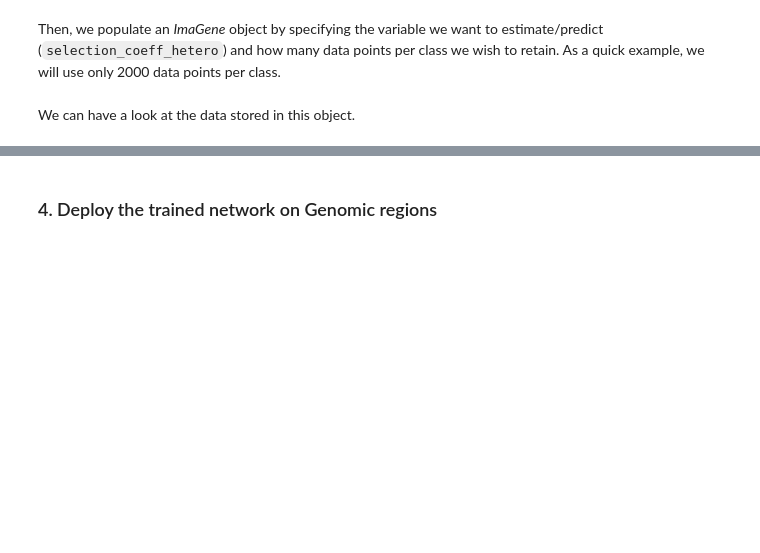
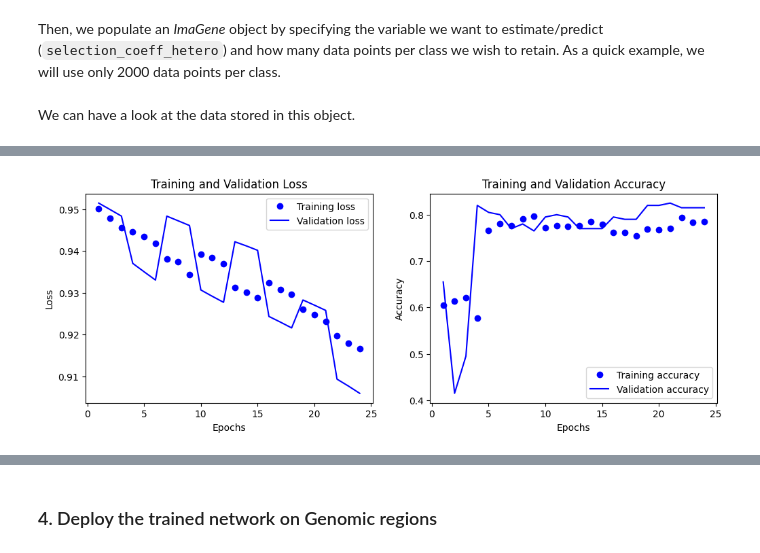
Before and after one commit to Djinho/EvoNet-CNN-Insight, a Jupyter notebook: model_training/recent_moderate/RM.ipynb, the cells around one changed output, grey strips where cells are left out. Drawn from its saved outputs; the diff is of its cells as text; code cells hidden in the pictures; blank space fills up the shorter version.

```diff
--- a/model_training/recent_moderate/RM.ipynb
+++ b/model_training/recent_moderate/RM.ipynb
@@ -195,3 +187,3 @@ _________________________________________________________________
 # %%
-score = model.fit(gene_sim.data, gene_sim.targets, batch_size=64, epochs=1, verbose=1, validation_split=0.10)
+score = model.fit(gene_sim.data, gene_sim.targets, batch_size=64, epochs=3, verbose=1, validation_split=0.10)
 # %% [output]
@@ -199,4 +196,4 @@ score = model.fit(gene_sim.data, gene_sim.targets, batch_size=64, epochs=1, verb
 # %%
-net_LCT = ImaNet(name='[C32+P]x2+[C64+P]+D128')
+net_LCT = ImaNet(name='[BaseModel]+D128')
 # %%
 net_LCT.update_scores(score);
@@ -248,2 +200,76 @@ model.save(path + 'RS.binary.h5')
-# %%
-model = load_model(path + 'RS.binary.h5')
+# %%
+i = 2
+all_scores = {
+    'loss': [],
+    'val_loss': [],
+    'accuracy': [],
+    'val_accuracy': []
+}
+
+# Loop to iterate through different simulation datasets
+while i < 10:
+    print(i)
+
+    # Create ImaFile object for the specified simulation folder and model
+    file_sim = ImaFile(simulations_folder=path_sim + 'RM/Simulations' + str(i), nr_samples=198, model_name='Marth-3epoch-CEU')
+
+    # Read the simulation data
+    gene_sim = file_sim.read_simulations(parameter_name='selection_coeff_hetero', max_nrepl=2000)
+
+    # Filter simulations based on frequency threshold
+    gene_sim.filter_freq(0.01)
+
+    # Sort simulations by row frequency
+    gene_sim.sort('rows_freq')
+
+    # Resize simulation data to the required dimensions
+    gene_sim.resize((198, 192))
+
+    # Convert simulation data (flip=True allows for data augmentation)
+    gene_sim.convert(flip=True)
+
+    # Get a random subset of indices and subset the simulation data
+    gene_sim.subset(get_index_random(gene_sim))
+
+    # Convert targets to binary format
+    gene_sim.targets = to_binary(gene_sim.targets)
+
+    # Train the model on the current subset of simulation data
+    score = model.fit(gene_sim.data, gene_sim.targets, batch_size=64, epochs=3, verbose=1, validation_split=0.10)
+
+    # Update scores with the current training results
+    all_scores['loss'].extend(score.history['loss'])
+    all_scores['val_loss'].extend(score.history['val_loss'])
+    all_scores['accuracy'].extend(score.history['accuracy'])
+    all_scores['val_accuracy'].extend(score.history['val_accuracy'])
+
+    # Increment the index for the next iteration
+    i += 1
+
+# Define the number of epochs for plotting
+epochs = range(1, len(all_scores['loss']) + 1)
+
+# Create a figure for plotting
+plt.figure(figsize=(12, 4))
+
+# Plot training and validation loss
+plt.subplot(1, 2, 1)
+plt.plot(epochs, all_scores['loss'], 'bo', label='Training loss')
+plt.plot(epochs, all_scores['val_loss'], 'b', label='Validation loss')
+plt.title('Training and Validation Loss')
+plt.xlabel('Epochs')
+plt.ylabel('Loss')
+plt.legend()
+
+# Plot training and validation accuracy
+plt.subplot(1, 2, 2)
+plt.plot(epochs, all_scores['accuracy'], 'bo', label='Training accuracy')
+plt.plot(epochs, all_scores['val_accuracy'], 'b', label='Validation accuracy')
+plt.title('Training and Validation Accuracy')
+plt.xlabel('Epochs')
+plt.ylabel('Accuracy')
+plt.legend()
+
+# Show the plots
+plt.show()
+# %% [output]
@@ -249,0 +293 @@ model = load_model(path + 'RS.binary.h5')
+[figure, added]
```
Also changed, not shown: parts of 54 cells of this notebook.
